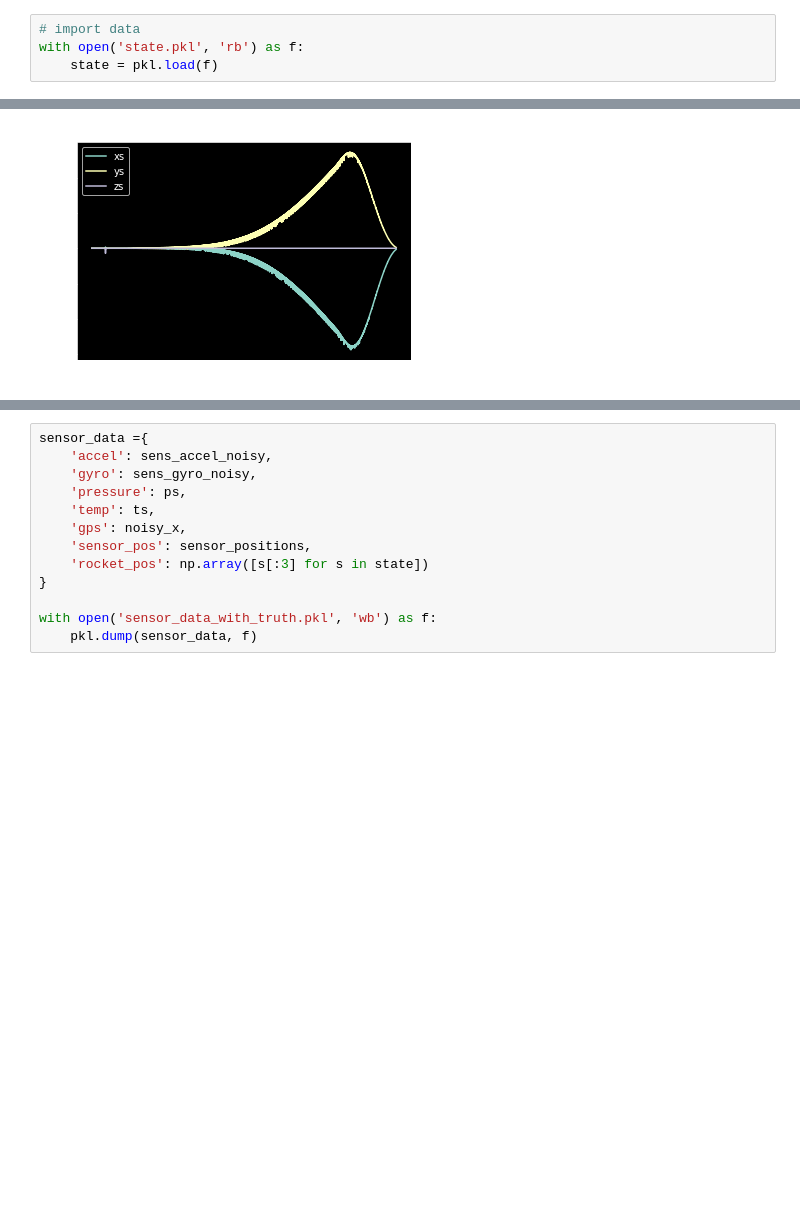
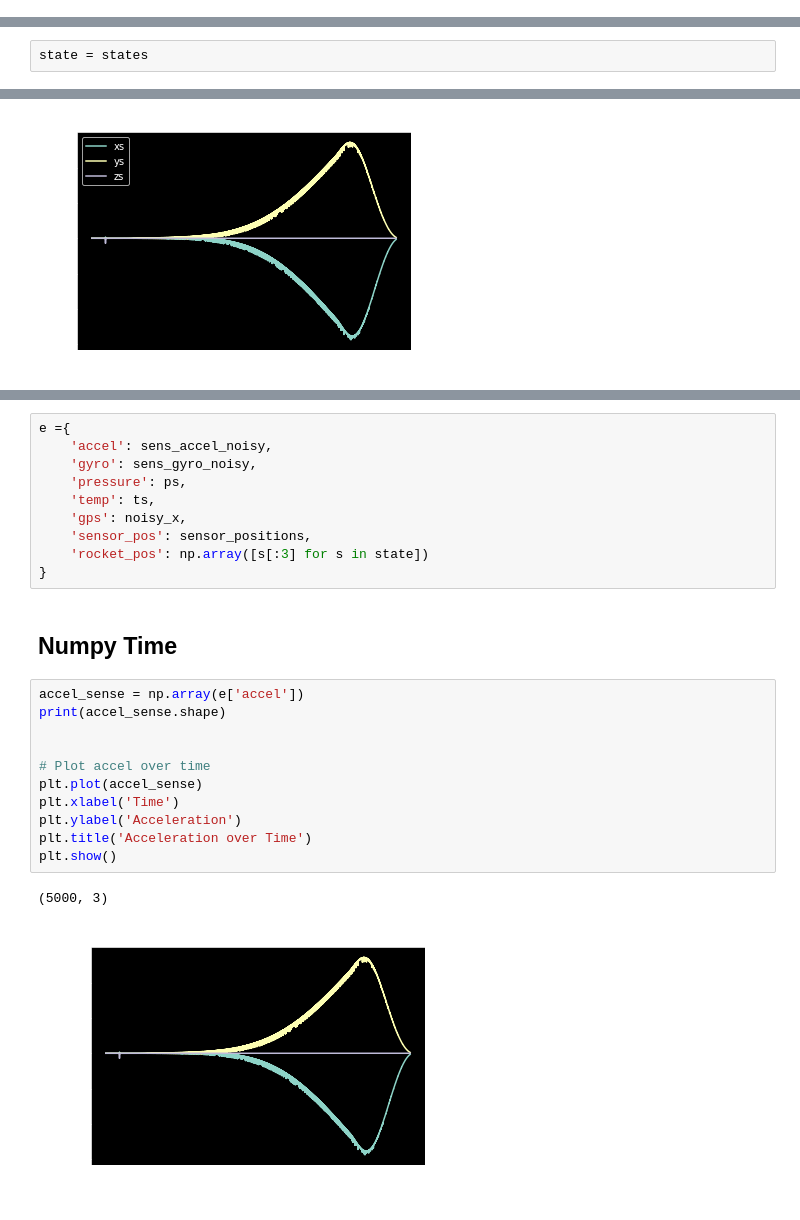
Before and after one commit to Willmac16/fused-kalman-localization, a Jupyter notebook: rocket_example/make_sensor_data.ipynb, the cells around one changed output, grey strips where cells are left out. Cells and saved outputs as stored; diff of their text form; blank space fills up the shorter version.

```diff
--- a/rocket_example/make_sensor_data.ipynb
+++ b/rocket_example/make_sensor_data.ipynb
@@ -3,7 +3,3 @@ import pickle as pkl
 import numpy as np
 from utils import *
 import matplotlib.pyplot as plt
-# %%
-# import data
-with open('state.pkl', 'rb') as f:
-    state = pkl.load(f)
@@ -10,3 +142,5 @@ with open('state.pkl', 'rb') as f:
+# %%
+state = states
 # %%
 def add_noise(mean, var):
     return np.random.normal(mean, var)
@@ -153,5 +287,5 @@ plt.plot(np.array(noisy_x)[:,2],label='zs')
 # %%
-sensor_data ={
+e ={
     'accel': sens_accel_noisy,
     'gyro': sens_gyro_noisy,
     'pressure': ps,
@@ -160,6 +294,19 @@ sensor_data ={
     'sensor_pos': sensor_positions,
     'rocket_pos': np.array([s[:3] for s in state])
 }
-
-with open('sensor_data_with_truth.pkl', 'wb') as f:
-    pkl.dump(sensor_data, f)
+# %% [markdown]
+## Numpy Time
+# %%
+accel_sense = np.array(e['accel'])
+print(accel_sense.shape)
+
+
+# Plot accel over time
+plt.plot(accel_sense)
+plt.xlabel('Time')
+plt.ylabel('Acceleration')
+plt.title('Acceleration over Time')
+plt.show()
+# %% [output]
+(5000, 3)
+[figure, added]
```
Also changed, not shown: parts of 30 cells of this notebook, 2 other files.
